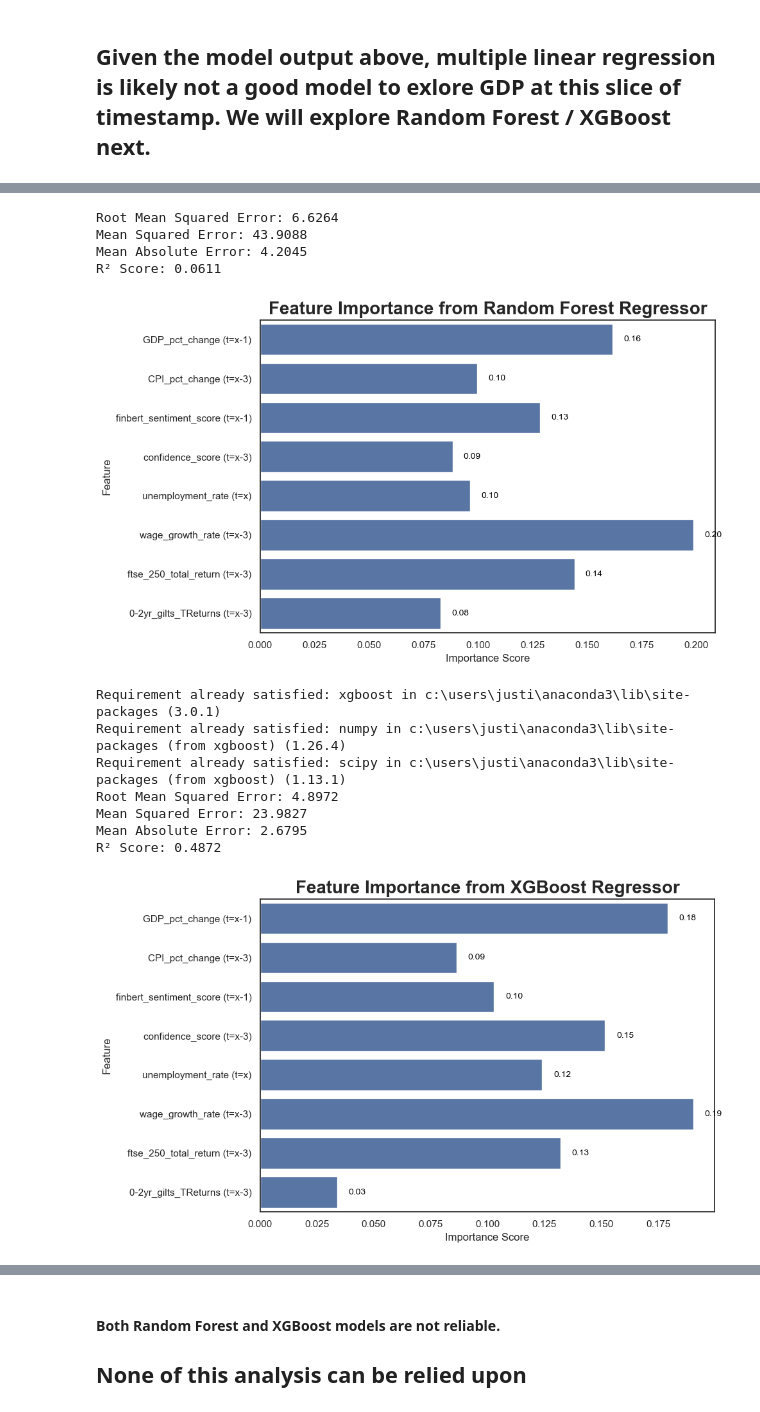
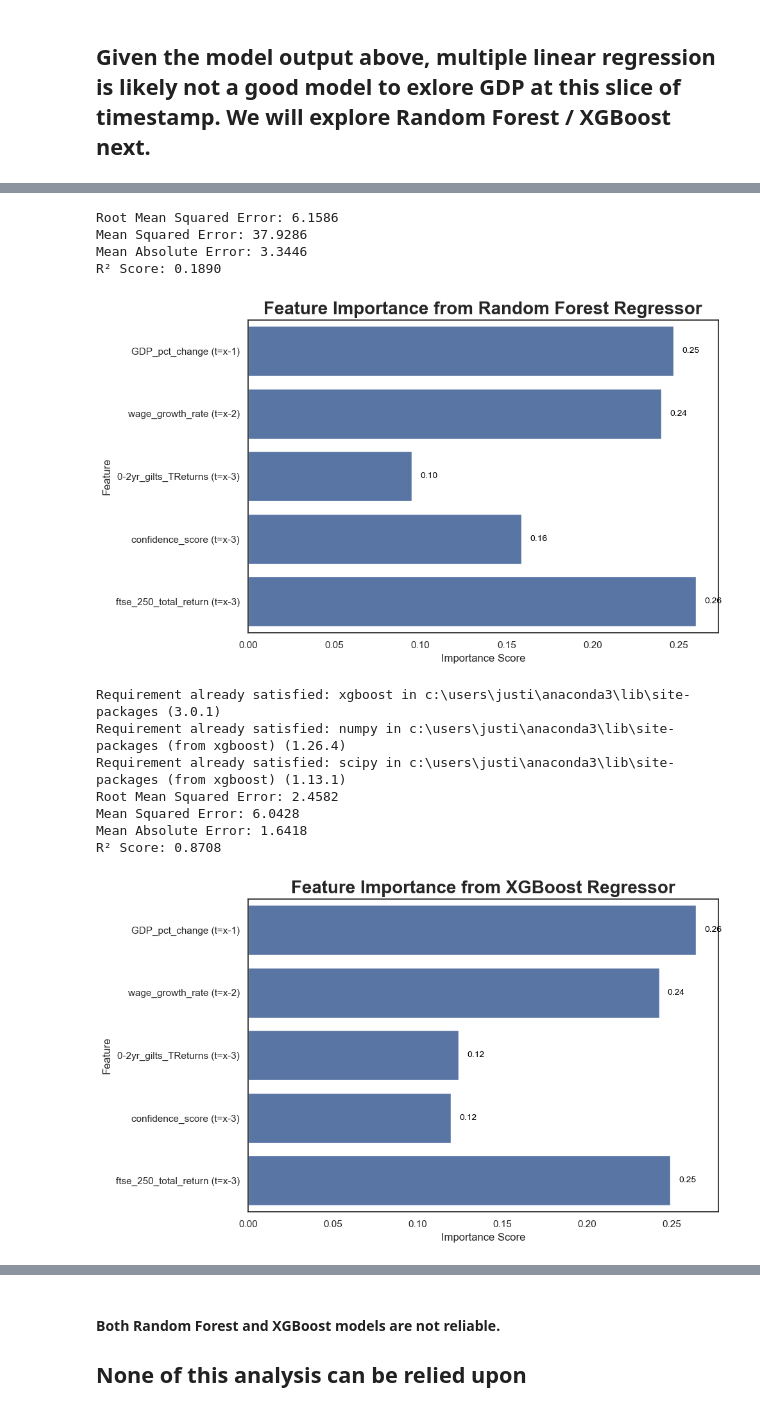
Before and after one commit to gamzebb/group-project, a Jupyter notebook: GDP analysis - sentiment, correlation, predictions (2020-22) vJL checking.ipynb, the cells around one changed output, grey strips where cells are left out. Drawn from its saved outputs; the diff is of its cells as text; code cells hidden in the pictures.

```diff
--- a/GDP analysis - sentiment, correlation, predictions (2020-22) vJL checking.ipynb
+++ b/GDP analysis - sentiment, correlation, predictions (2020-22) vJL checking.ipynb
@@ -640,11 +640,8 @@ regression_df = pd.DataFrame()
 regression_df['Date'] = filtered_df['Date']
 regression_df['GDP_pct_change (t=x)'] = filtered_df['GDP_pct_change']
 regression_df['GDP_pct_change (t=x-1)'] = filtered_df['GDP_pct_change'].shift(1)
-regression_df['CPI_pct_change (t=x-3)'] = filtered_df['CPI_pct_change'].shift(3)
-regression_df['finbert_sentiment_score (t=x-1)'] = filtered_df['finbert_sentiment_score'].shift(1)
 regression_df['confidence_score (t=x-3)'] = filtered_df['confidence_score'].shift(3)
-regression_df['unemployment_rate (t=x)'] = filtered_df['unemployment_rate']
-regression_df['wage_growth_rate (t=x-3)'] = filtered_df['wage_growth_rate'].shift(3)
+regression_df['wage_growth_rate (t=x-2)'] = filtered_df['wage_growth_rate'].shift(2)
 regression_df['ftse_250_total_return (t=x-3)'] = filtered_df['ftse_250_total_return'].shift(3)
 regression_df['0-2yr_gilts_TReturns (t=x-3)'] = filtered_df['0-2yr_gilts_TReturns'].shift(3)
 
@@ -1194,19 +1155,20 @@ import pandas as pd  # Import pandas
 # -------------------
 # Use only non-null rows
 regression_df = regression_df.dropna(
-    subset= ['GDP_pct_change (t=x)', 'GDP_pct_change (t=x-1)',
-     'CPI_pct_change (t=x-3)',	'finbert_sentiment_score (t=x-1)',
-     'confidence_score (t=x-3)',	'unemployment_rate (t=x)',
-     'wage_growth_rate (t=x-3)',	'ftse_250_total_return (t=x-3)',
-     '0-2yr_gilts_TReturns (t=x-3)']
+    subset= ['GDP_pct_change (t=x)','GDP_pct_change (t=x-1)',
+    'wage_growth_rate (t=x-2)',
+    '0-2yr_gilts_TReturns (t=x-3)',
+    'confidence_score (t=x-3)',
+    'ftse_250_total_return (t=x-3)']
 )
 
 # Define features and target
 X = regression_df[
-    ['GDP_pct_change (t=x-1)',	'CPI_pct_change (t=x-3)',
-     'finbert_sentiment_score (t=x-1)',	 'confidence_score (t=x-3)',
-     'unemployment_rate (t=x)',	'wage_growth_rate (t=x-3)',
-     'ftse_250_total_return (t=x-3)',	'0-2yr_gilts_TReturns (t=x-3)']
+    ['GDP_pct_change (t=x-1)',
+    'wage_growth_rate (t=x-2)',
+    '0-2yr_gilts_TReturns (t=x-3)',
+    'confidence_score (t=x-3)',
+    'ftse_250_total_return (t=x-3)']
 ]
 y = regression_df['GDP_pct_change (t=x)']
 
@@ -1262,11 +1224,11 @@ for i, (value, name) in enumerate(zip(feature_importances, feature_importances.i
 plt.tight_layout()
 plt.show()
 # %% [output]
-Root Mean Squared Error: 6.6264
-Mean Squared Error: 43.9088
-Mean Absolute Error: 4.2045
-R² Score: 0.0611
+Root Mean Squared Error: 6.1586
+Mean Squared Error: 37.9286
+Mean Absolute Error: 3.3446
+R² Score: 0.1890
-[figure, old version]
+[figure, new version]
 # %%
 !pip install xgboost
 from xgboost import XGBRegressor
@@ -1278,21 +1240,23 @@ import seaborn as sns
 # 1. Prepare the data
 # -------------------
 regression_df = regression_df.dropna(
-    subset= ['GDP_pct_change (t=x)', 'GDP_pct_change (t=x-1)',
-     'CPI_pct_change (t=x-3)',	'finbert_sentiment_score (t=x-1)',
-     'confidence_score (t=x-3)',	'unemployment_rate (t=x)',
-     'wage_growth_rate (t=x-3)',	'ftse_250_total_return (t=x-3)',
-     '0-2yr_gilts_TReturns (t=x-3)']
+    subset= ['GDP_pct_change (t=x)','GDP_pct_change (t=x-1)',
+    'wage_growth_rate (t=x-2)',
+    '0-2yr_gilts_TReturns (t=x-3)',
+    'confidence_score (t=x-3)',
+    'ftse_250_total_return (t=x-3)']
 )
 
 # Define features and target
 X = regression_df[
-    ['GDP_pct_change (t=x-1)',	'CPI_pct_change (t=x-3)',
-     'finbert_sentiment_score (t=x-1)',	 'confidence_score (t=x-3)',
-     'unemployment_rate (t=x)',	'wage_growth_rate (t=x-3)',
-     'ftse_250_total_return (t=x-3)',	'0-2yr_gilts_TReturns (t=x-3)']
+    ['GDP_pct_change (t=x-1)',
+    'wage_growth_rate (t=x-2)',
+    '0-2yr_gilts_TReturns (t=x-3)',
+    'confidence_score (t=x-3)',
+    'ftse_250_total_return (t=x-3)']
 ]
 y = regression_df['GDP_pct_change (t=x)']
+
 
 # 2. Train-test split
 # -------------------
@@ -1320,38 +1284,38 @@ y_pred = xgb_model.predict(X_test)
 rmse = np.sqrt(mean_squared_error(y_test, y_pred))
 mse = mean_squared_error(y_test, y_pred)
 mae = mean_absolute_error(y_test, y_pred)
 r2 = r2_score(y_test, y_pred)
 
 print(f"Root Mean Squared Error: {rmse:.4f}")
 print(f"Mean Squared Error: {mse:.4f}")
 print(f"Mean Absolute Error: {mae:.4f}")
 print(f"R² Score: {r2:.4f}")
 # 5. Plot feature importance
 # --------------------------
 feature_importance = pd.Series(xgb_model.feature_importances_, index=X.columns)
 
 plt.figure(figsize=(10, 6))
 ax = sns.barplot(x=feature_importance, y=feature_importance.index)
 
 plt.title("Feature Importance from XGBoost Regressor", fontsize=20, fontweight='bold')
 plt.xlabel("Importance Score")
 plt.ylabel("Feature")
 
 # Add value labels to the right of each bar
 for i, (value, name) in enumerate(zip(feature_importance, feature_importance.index)):
     ax.text(value + 0.005, i, f"{value:.2f}", color='black', va='center', fontsize=10)
 
 plt.tight_layout()
 plt.show()
 # %% [output]
 Requirement already satisfied: xgboost in c:\users\justi\anaconda3\lib\site-packages (3.0.1)
 Requirement already satisfied: numpy in c:\users\justi\anaconda3\lib\site-packages (from xgboost) (1.26.4)
 Requirement already satisfied: scipy in c:\users\justi\anaconda3\lib\site-packages (from xgboost) (1.13.1)
-Root Mean Squared Error: 4.8972
-Mean Squared Error: 23.9827
-Mean Absolute Error: 2.6795
-R² Score: 0.4872
+Root Mean Squared Error: 2.4582
+Mean Squared Error: 6.0428
+Mean Absolute Error: 1.6418
+R² Score: 0.8708
-[figure, old version]
+[figure, new version]
 # %% [markdown]
 Observations:
 - MSE shows high errors and sensitivity to outliers
```
Also changed, not shown: parts of 39 cells of this notebook, 1 other file.
